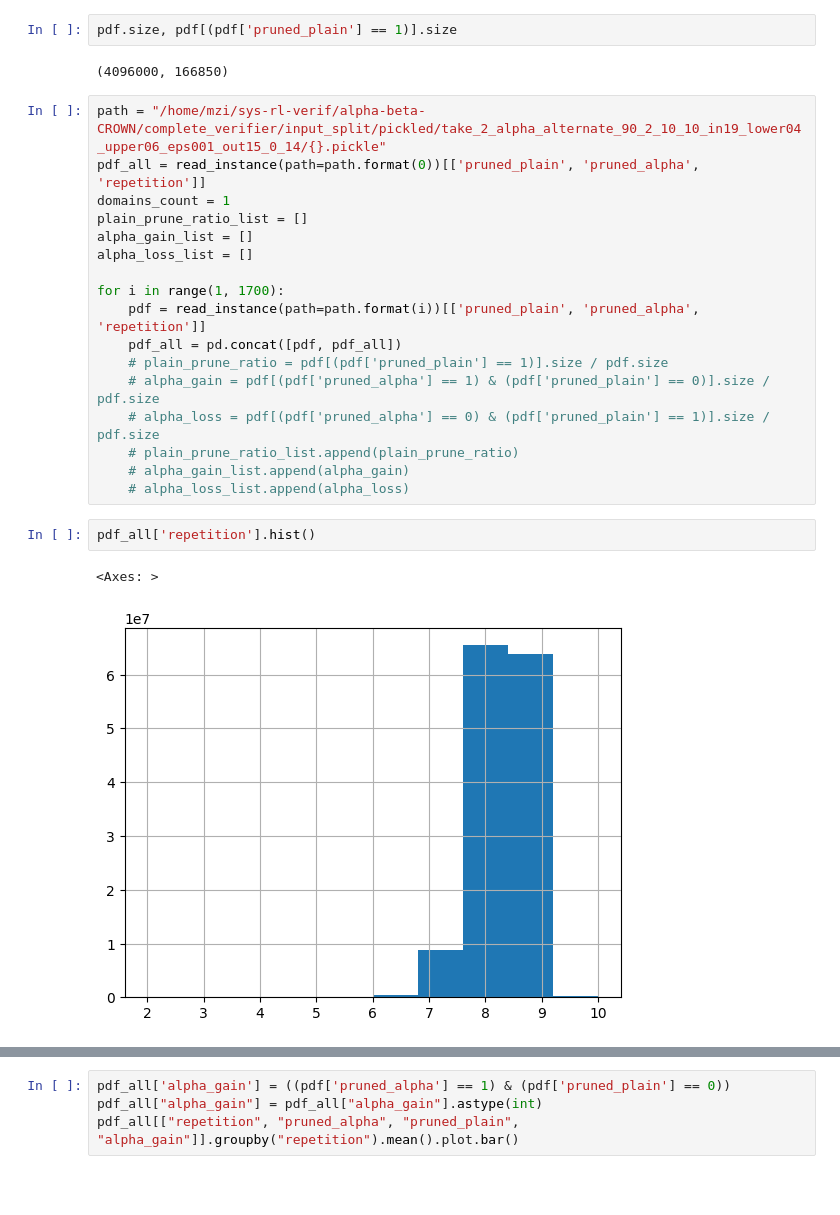
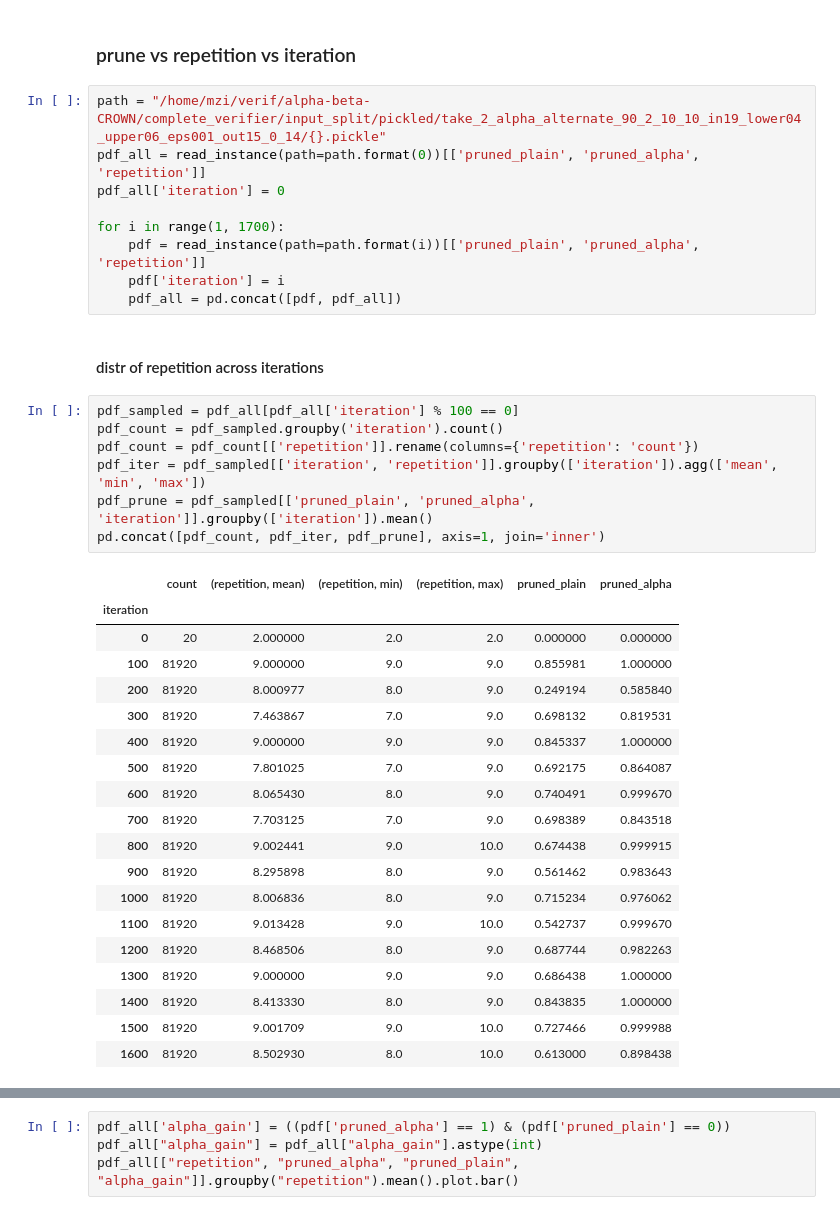
Before and after one commit to mhmd97z/alpha-beta-CROWN, a Jupyter notebook: complete_verifier/input_split/pickled_analysis.ipynb, the cells around one changed output, grey strips where cells are left out. Saved outputs shown, nothing was run; the diff lists cells and outputs as text; blank space fills up the shorter version.

```diff
--- a/complete_verifier/input_split/pickled_analysis.ipynb
+++ b/complete_verifier/input_split/pickled_analysis.ipynb
@@ -28,26 +27,40 @@ print(plain_prune_ratio, alpha_gain, alpha_loss)
-# %%
-pdf.size, pdf[(pdf['pruned_plain'] == 1)].size
-# %% [output]
-(4096000, 166850)
+# %% [markdown]
+### prune vs repetition vs iteration
 # %%
-path = "/home/mzi/sys-rl-verif/alpha-beta-CROWN/complete_verifier/input_split/pickled/take_2_alpha_alternate_90_2_10_10_in19_lower04_upper06_eps001_out15_0_14/{}.pickle"
+path = "/home/mzi/verif/alpha-beta-CROWN/complete_verifier/input_split/pickled/take_2_alpha_alternate_90_2_10_10_in19_lower04_upper06_eps001_out15_0_14/{}.pickle"
 pdf_all = read_instance(path=path.format(0))[['pruned_plain', 'pruned_alpha', 'repetition']]
-domains_count = 1
-plain_prune_ratio_list = []
-alpha_gain_list = []
-alpha_loss_list = []
+pdf_all['iteration'] = 0
 
 for i in range(1, 1700):
     pdf = read_instance(path=path.format(i))[['pruned_plain', 'pruned_alpha', 'repetition']]
+    pdf['iteration'] = i
     pdf_all = pd.concat([pdf, pdf_all])
-    # plain_prune_ratio = pdf[(pdf['pruned_plain'] == 1)].size / pdf.size
-    # alpha_gain = pdf[(pdf['pruned_alpha'] == 1) & (pdf['pruned_plain'] == 0)].size / pdf.size
-    # alpha_loss = pdf[(pdf['pruned_alpha'] == 0) & (pdf['pruned_plain'] == 1)].size / pdf.size
-    # plain_prune_ratio_list.append(plain_prune_ratio)
-    # alpha_gain_list.append(alpha_gain)
-    # alpha_loss_list.append(alpha_loss)
-# %%
-pdf_all['repetition'].hist()
-# %% [output]
-<Axes: >
-[figure, removed]
+# %% [markdown]
+#### distr of repetition across iterations
+# %%
+pdf_sampled = pdf_all[pdf_all['iteration'] % 100 == 0]
+pdf_count = pdf_sampled.groupby('iteration').count()
+pdf_count = pdf_count[['repetition']].rename(columns={'repetition': 'count'})
+pdf_iter = pdf_sampled[['iteration', 'repetition']].groupby(['iteration']).agg(['mean', 'min', 'max'])
+pdf_prune = pdf_sampled[['pruned_plain', 'pruned_alpha', 'iteration']].groupby(['iteration']).mean()
+pd.concat([pdf_count, pdf_iter, pdf_prune], axis=1, join='inner')
+# %% [output]
+|  | count | (repetition, mean) | (repetition, min) | (repetition, max) | pruned_plain | pruned_alpha |
+| iteration |  |  |  |  |  |  |
+| 0 | 20 | 2.000000 | 2.0 | 2.0 | 0.000000 | 0.000000 |
+| 100 | 81920 | 9.000000 | 9.0 | 9.0 | 0.855981 | 1.000000 |
+| 200 | 81920 | 8.000977 | 8.0 | 9.0 | 0.249194 | 0.585840 |
+| 300 | 81920 | 7.463867 | 7.0 | 9.0 | 0.698132 | 0.819531 |
+| 400 | 81920 | 9.000000 | 9.0 | 9.0 | 0.845337 | 1.000000 |
+| 500 | 81920 | 7.801025 | 7.0 | 9.0 | 0.692175 | 0.864087 |
+| 600 | 81920 | 8.065430 | 8.0 | 9.0 | 0.740491 | 0.999670 |
+| 700 | 81920 | 7.703125 | 7.0 | 9.0 | 0.698389 | 0.843518 |
+| 800 | 81920 | 9.002441 | 9.0 | 10.0 | 0.674438 | 0.999915 |
+| 900 | 81920 | 8.295898 | 8.0 | 9.0 | 0.561462 | 0.983643 |
+| 1000 | 81920 | 8.006836 | 8.0 | 9.0 | 0.715234 | 0.976062 |
+| 1100 | 81920 | 9.013428 | 9.0 | 10.0 | 0.542737 | 0.999670 |
+| 1200 | 81920 | 8.468506 | 8.0 | 9.0 | 0.687744 | 0.982263 |
+| 1300 | 81920 | 9.000000 | 9.0 | 9.0 | 0.686438 | 1.000000 |
+| 1400 | 81920 | 8.413330 | 8.0 | 9.0 | 0.843835 | 1.000000 |
+| 1500 | 81920 | 9.001709 | 9.0 | 10.0 | 0.727466 | 0.999988 |
+| 1600 | 81920 | 8.502930 | 8.0 | 10.0 | 0.613000 | 0.898438 |
```
Also changed, not shown: parts of 18 cells of this notebook.
